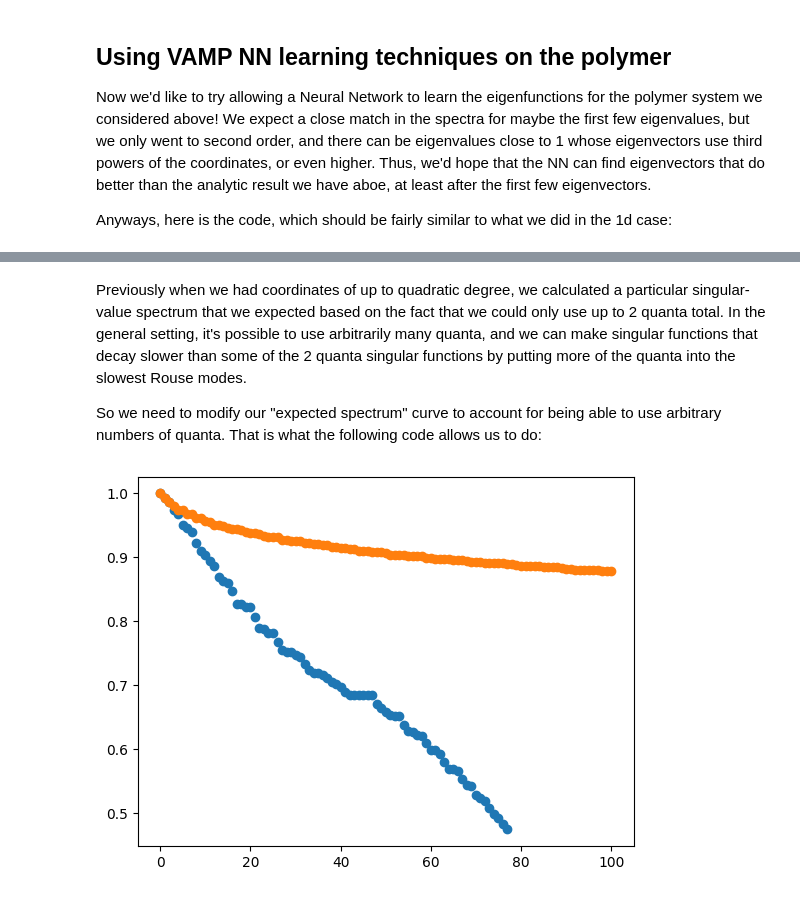
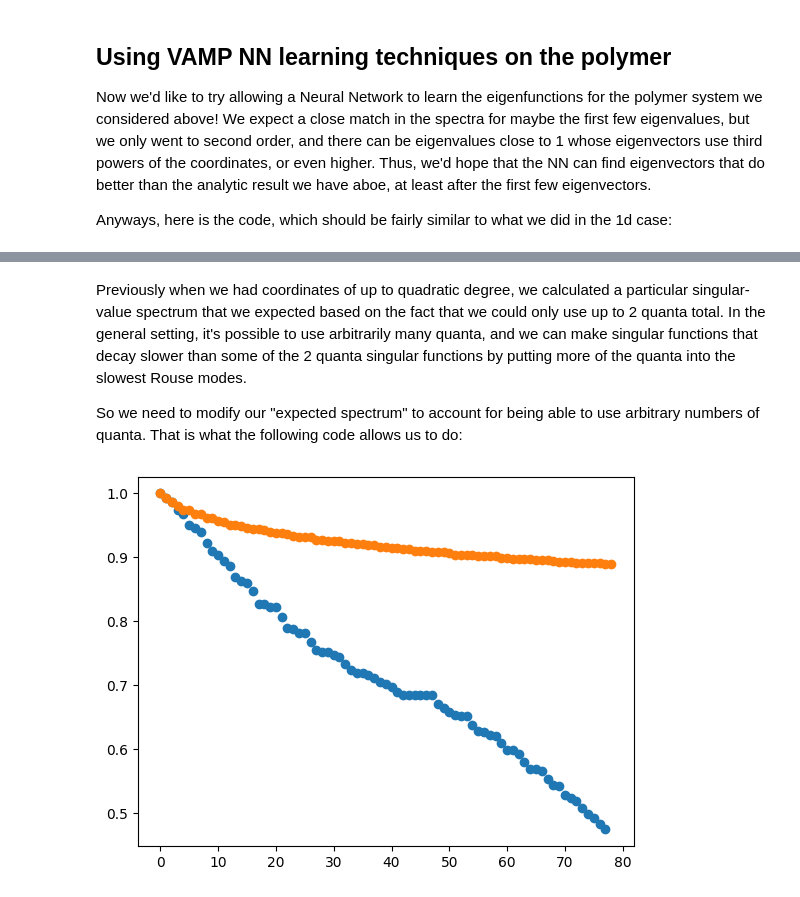
Before and after one commit to pb1729/learned-dynamics, a Jupyter notebook: VAMP_score_notes.ipynb, the cells around one changed output, grey strips where cells are left out. Drawn from its saved outputs; the diff is of its cells as text; code cells hidden in the pictures.

```diff
--- a/VAMP_score_notes.ipynb
+++ b/VAMP_score_notes.ipynb
@@ -620,5 +622,22 @@ if True:
     plt.plot(x, np.exp(-0.38*(np.sin(0.5*np.pi*x/polymer_length))**2), color="r")
     plt.show()
     print(S)
+
+# EIGENFUNCTION SCATTERPLOTS
+if True:
+    x = np.linspace(0., polymer_length+1, 100)
+    if True: # control whether we subtract the mean in making the comparison
+        def plot_rouse_comparison(l, scale):
+            plt.scatter(0.5+np.arange(polymer_length), trans_0.W[l-1, :] - trans_0.W[l-1, :].mean())
+            plt.plot(x, scale*np.cos(l*np.pi*x/polymer_length))
+    else:
+        def plot_rouse_comparison(l, scale):
+            plt.scatter(0.5+np.arange(polymer_length), trans_0.W[l-1, :])
+            plt.plot(x, scale*np.cos(l*np.pi*x/polymer_length))
+    plot_rouse_comparison(1, -0.12)
+    plot_rouse_comparison(2, -0.22)
+    plot_rouse_comparison(3, 0.3)
+    plot_rouse_comparison(4, -0.4)
+    plt.show()
 # %% [output]
 [figure]
@@ -708,0 +733,26 @@ N = 10000:
+# %%
+# VISUALIZING THE EIGENFUNCTIONS
+
+print(S.sum())
+
+# EIGENFUNCTION SCATTERPLOTS
+if True:
+    x = np.linspace(0., polymer_length+1, 100)
+    sigmadim = trans_0.W.shape[1]
+    if False: # control whether we subtract the mean in making the comparison
+        def plot_eigenfunc(l):
+            plt.scatter(np.arange(sigmadim), trans_0.W[l-1, :] - trans_0.W[l-1, :].mean())
+    else:
+        def plot_eigenfunc(l):
+            plt.scatter(np.arange(sigmadim), trans_0.W[l-1, :])
+    #plot_eigenfunc(1)
+    #plot_eigenfunc(2)
+    #plot_eigenfunc(3)
+    #plot_eigenfunc(4)
+    #plot_eigenfunc(5)
+    plot_eigenfunc(78)
+    plot_eigenfunc(77)
+    plot_eigenfunc(76)
+
+# TODO: figure out how to visualize this better!!!!
+# TODO: why does the smallest mode have all these large quadratic coefficients???
@@ -959,7 +1012,7 @@ VAMPNet(
 # %% [markdown]
 Previously when we had coordinates of up to quadratic degree, we calculated a particular singular-value spectrum that we expected based on the fact that we could only use up to 2 quanta total. In the general setting, it's possible to use arbitrarily many quanta, and we can make singular functions that decay slower than some of the 2 quanta singular functions by putting more of the quanta into the slowest Rouse modes.
 
-So we need to modify our "expected spectrum" curve to account for being able to use arbitrary numbers of quanta. That is what the following code allows us to do:
+So we need to modify our "expected spectrum" to account for being able to use arbitrary numbers of quanta. That is what the following code allows us to do:
 # %%
 def log_f(x, polymer_length):
     return -0.38*(np.sin(0.5*np.pi*x/polymer_length))**2
@@ -979,35 +1032,35 @@ def get_log_expected_singular_values(log_vals, n, show_ans_tups=False):
         # a candidate must not be an existing tuple
         # all candidates are increments of some existing tuple
         candidate_tups = []
         for tup in ans_tups:
             for j in range(dim):
                 lst = list(tup)
                 lst[j] += 1
                 inc_tup = tuple(lst)
                 if inc_tup not in ans_tups:
                     candidate_tups.append(inc_tup)
                     break
         # find and add to the list the largest of the candidates
         i_best = 0
         H_best = -np.inf
         for i, tup in enumerate(candidate_tups):
             if H(tup) > H_best:
                 i_best = i
                 H_best = H(tup)
         ans_tups.append(candidate_tups[i_best])
     if show_ans_tups:
         for tup in ans_tups: print(tup)
     return [H(tup) for tup in ans_tups]
 
 
 log_lin_S = log_f(1 + np.arange(11), 12)
-S_exp_n = np.exp(get_log_expected_singular_values(log_lin_S, 100))
+S_exp_n = np.exp(get_log_expected_singular_values(log_lin_S, 78))
 
 plt.scatter(np.arange(len(S_expected)), S_expected)
 plt.scatter(np.arange(len(S_exp_n)), S_exp_n)
 plt.show()
 # %% [output]
-[figure, old version]
+[figure, new version]
 # %%
 model_poly.eval()
 print(model_poly.out_dim, "features shown")
```
Also changed, not shown: parts of 20 cells of this notebook.
